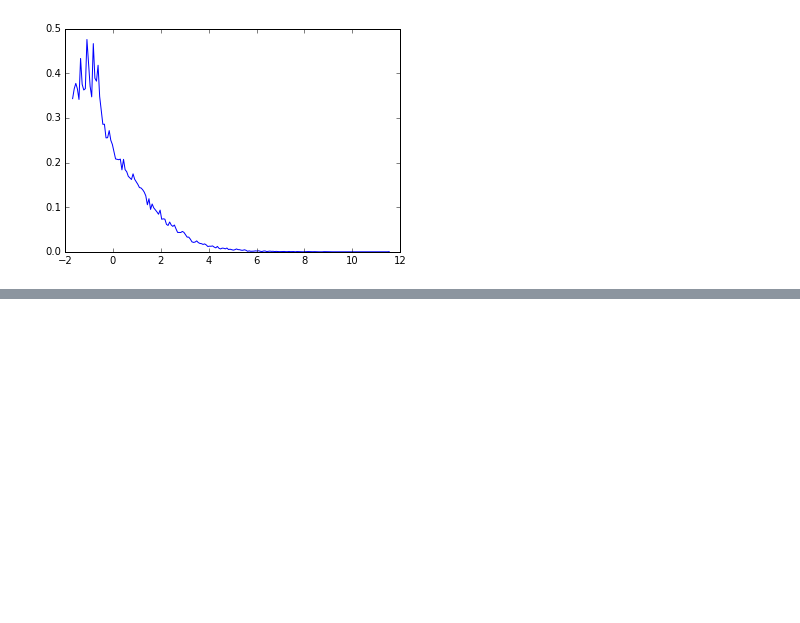
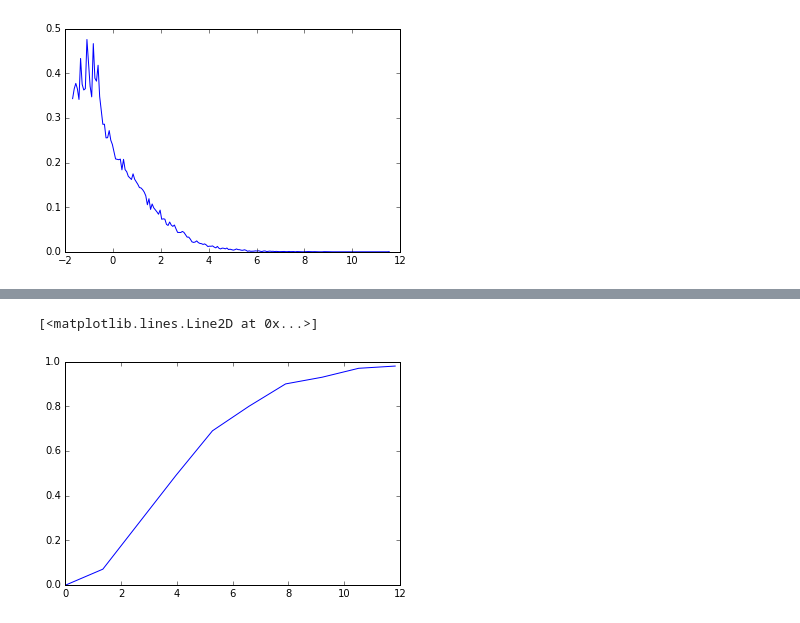
Before and after one commit to jshlomi/SignalProcessingProject, a Jupyter notebook: FlareDetectionProject.ipynb, the cells around one changed output, grey strips where cells are left out. Cells and saved outputs as stored; diff of their text form; code cells hidden in the pictures; blank space fills up the shorter version.

```diff
--- a/FlareDetectionProject.ipynb
+++ b/FlareDetectionProject.ipynb
@@ -393,0 +409,7 @@ make2Dsliceplot(filteredImages[1],'z',int(timeLength/2.0),'filtered image',"")
+# %%
+completness = np.array(completness)
+# %%
+plt.plot(completness[:,0],completness[:,1])
+# %% [output]
+[<matplotlib.lines.Line2D at 0x...>]
+[figure, added]
```
Also changed, not shown: parts of 2 cells of this notebook.
